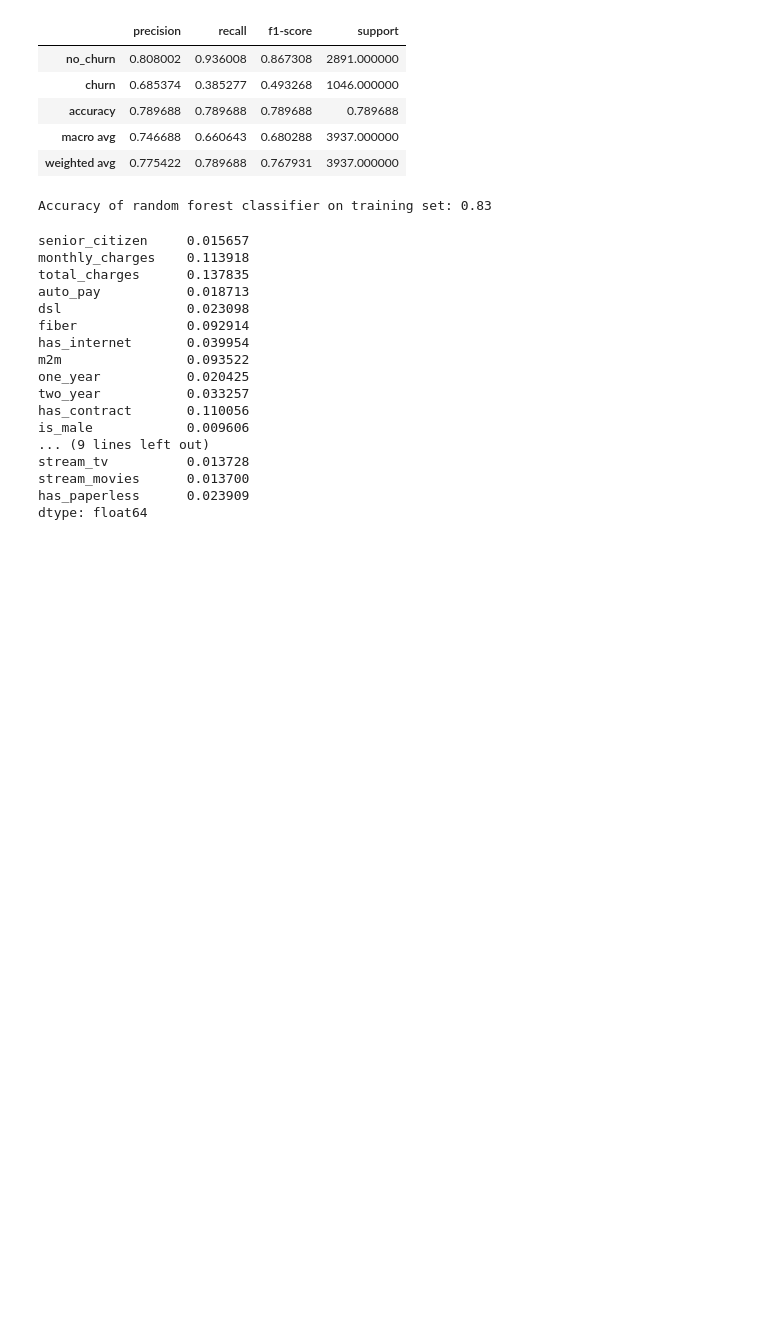
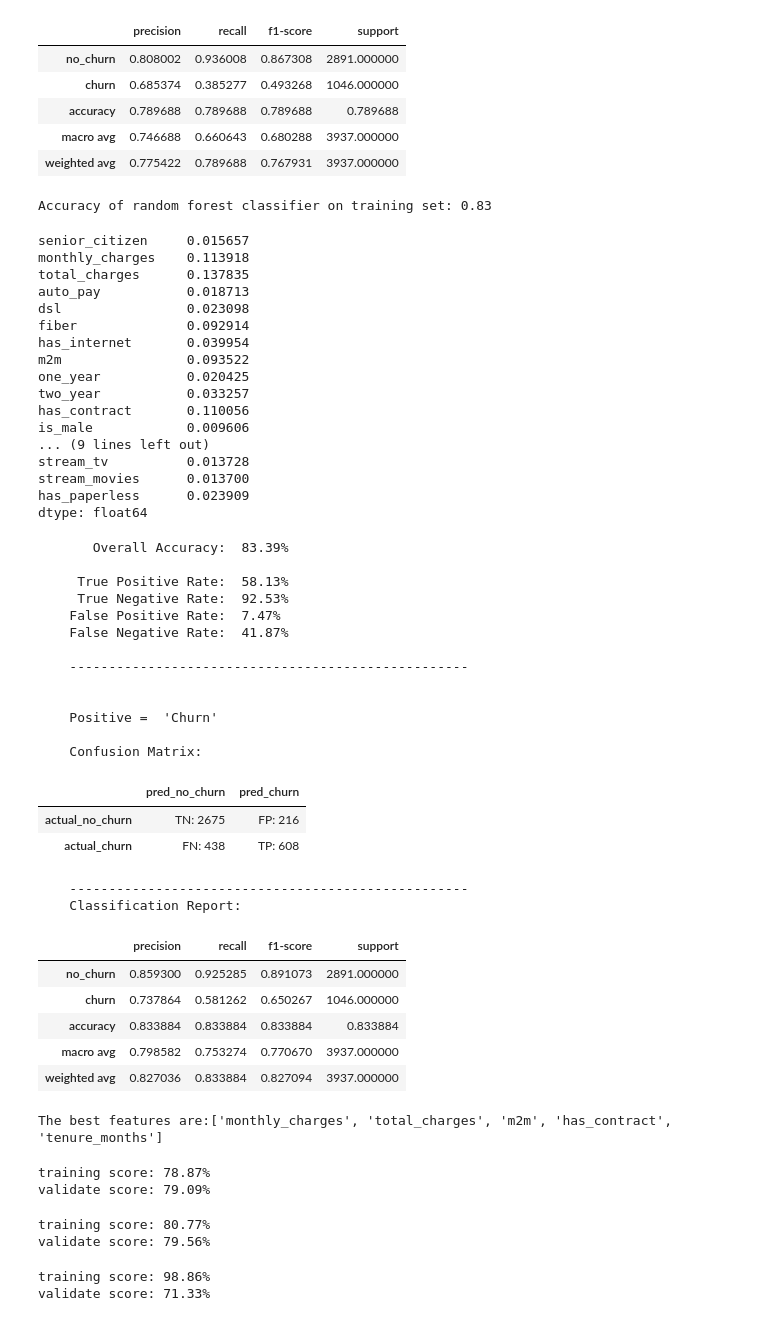
Before and after one commit to Tyler-Applegate/telco_churn_project, a Jupyter notebook: telco_scratchpad.ipynb, the cells around one changed output. Cells and saved outputs as stored; diff of their text form; code cells hidden in the pictures; blank space fills up the shorter version.

```diff
--- a/telco_scratchpad.ipynb
+++ b/telco_scratchpad.ipynb
@@ -607,7 +609,7 @@ tree_1.score(X_train,y_train)
 0.7896875793751588
 # %%
 # how about random forest...
-rf1 = RandomForestClassifier(bootstrap=True,
+rf_1 = RandomForestClassifier(bootstrap=True,
                             class_weight=None,
                             criterion='gini',
                             min_samples_leaf=3,
@@ -642,11 +644,11 @@ mf.model_performs(X_train, y_train, tree_1)
 | macro avg | 0.746688 | 0.660643 | 0.680288 | 3937.000000 |
 | weighted avg | 0.775422 | 0.789688 | 0.767931 | 3937.000000 |
 # %%
-rf1.fit(X_train, y_train)
-y_pred = rf1.predict(X_train)
-y_pred_proba = rf1.predict_proba(X_train)
+rf_1.fit(X_train, y_train)
+y_pred = rf_1.predict(X_train)
+y_pred_proba = rf_1.predict_proba(X_train)
 print('Accuracy of random forest classifier on training set: {:.2f}'
-     .format(rf1.score(X_train, y_train)))
+     .format(rf_1.score(X_train, y_train)))
 # %% [output]
 Accuracy of random forest classifier on training set: 0.83
 # %%
@@ -669,3 +671,53 @@ stream_tv          0.013728
 stream_movies      0.013700
 has_paperless      0.023909
 dtype: float64
+# %%
+mf.model_performs(X_train, y_train, rf_1)
+# %% [output]
+       Overall Accuracy:  83.39%
+
+     True Positive Rate:  58.13%
+     True Negative Rate:  92.53%
+    False Positive Rate:  7.47%
+    False Negative Rate:  41.87%
+
+    ---------------------------------------------------
+
+
+    Positive =  'Churn'
+
+    Confusion Matrix:
+|  | pred_no_churn | pred_churn |
+| actual_no_churn | TN: 2675 | FP: 216 |
+| actual_churn | FN: 438 | TP: 608 |
+    ---------------------------------------------------
+    Classification Report:
+|  | precision | recall | f1-score | support |
+| no_churn | 0.859300 | 0.925285 | 0.891073 | 2891.000000 |
+| churn | 0.737864 | 0.581262 | 0.650267 | 1046.000000 |
+| accuracy | 0.833884 | 0.833884 | 0.833884 | 0.833884 |
+| macro avg | 0.798582 | 0.753274 | 0.770670 | 3937.000000 |
+| weighted avg | 0.827036 | 0.833884 | 0.827094 | 3937.000000 |
+# %%
+# how does this code help with deciding which features to use...
+features = SelectKBest(chi2, k=5).fit(X_train, y_train)
+mask = features.get_support() #list of booleans for selected features
+new_feat = []
+for bool, feature in zip(mask, X_train.columns):
+     if bool:
+        new_feat.append(feature)
+print(f'The best features are:{new_feat}') # The list of your 5 best features
+# %% [output]
+The best features are:['monthly_charges', 'total_charges', 'm2m', 'has_contract', 'tenure_months']
+# %%
+# now let's see how that changes my models...
+top_5 = ['monthly_charges', 'total_charges', 'm2m', 'has_contract', 'tenure_months']
+X_train, y_train = train[top_5], train['has_churn']
+X_validate, y_validate = validate[top_5], validate['has_churn']
+tree_2 = DecisionTreeClassifier(max_depth=4)
+tree_2.fit(X_train, y_train)
+print(f'training score: {tree_2.score(X_train, y_train):.2%}')
+print(f'validate score: {tree_2.score(X_validate, y_validate):.2%}')
+# %% [output]
+training score: 78.87%
+validate score: 79.09%
@@ -671,0 +732,16 @@ dtype: float64
+# %%
+rf_2.fit(X_train, y_train)
+print(f'training score: {rf_2.score(X_train, y_train):.2%}')
+print(f'validate score: {rf_2.score(X_validate, y_validate):.2%}')
+# %% [output]
+training score: 80.77%
+validate score: 79.56%
+# %%
+# what about knn...
+knn_1 = KNeighborsClassifier(n_neighbors=1)
+knn_1.fit(X_train, y_train)
+print(f'training score: {knn_1.score(X_train, y_train):.2%}')
+print(f'validate score: {knn_1.score(X_validate, y_validate):.2%}')
+# %% [output]
+training score: 98.86%
+validate score: 71.33%
```
Also changed, not shown: parts of 9 cells of this notebook.
